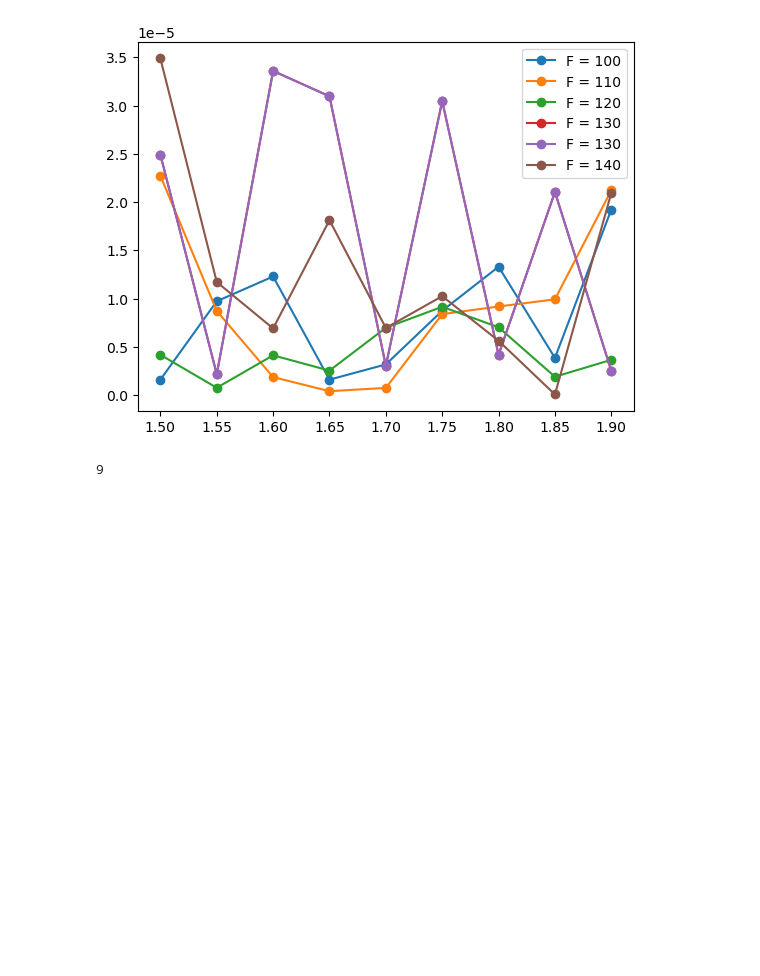
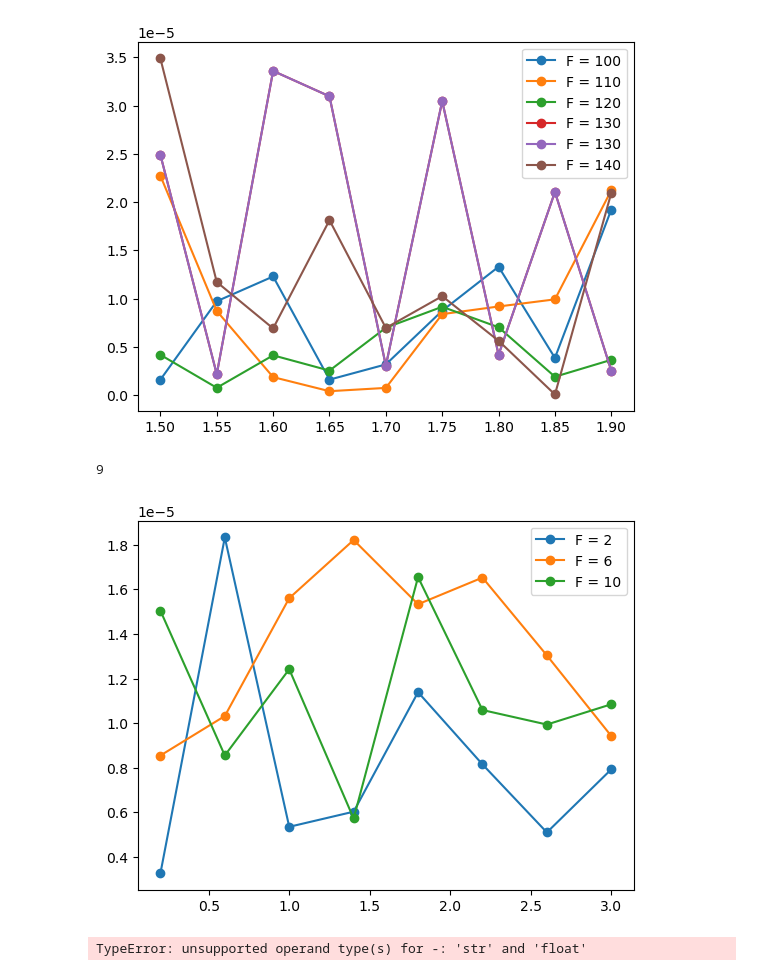
Before and after one commit to JiPang22/cell2, a Jupyter notebook: aa.ipynb, the cells around one changed output. Cells and saved outputs as stored; diff of their text form; code cells hidden in the pictures; blank space fills up the shorter version.

```diff
--- a/aa.ipynb
+++ b/aa.ipynb
@@ -78,32 +78,73 @@ print(int(len(om_ext)))
 import numpy as np
 import pandas as pd
 import matplotlib.pyplot as plt
 
-om_ext = [1.5, 1.55, 1.6, 1.65, 1.7, 1.75, 1.8, 1.85, 1.9]   #외부 주파수
-F = [2,7,14]   #외부 힘
+#om_ext = [1.5, 1.55, 1.6, 1.65, 1.7, 1.75, 1.8, 1.85, 1.9]   #외부 주파수
+om_ext = [0.2,0.6,1.0,1.4,1.8,2.2,2.6,3.0]   #외부 주파수
+F = [2,6,10]   #외부 힘
 A_om = np.zeros(len(om_ext))
 
 
 dt = 1.e-7
 
 for n in range(len(F)):  #힘 인덱스
     for k in range(len(om_ext)):  #주파수 인덱스
 
         df = pd.read_csv(f'{F[n]}/C1Trace0000{k}.csv', sep = ',', skiprows = 50006)   #50006까지 데이터 스킵
 
         time = df.iloc[:,0]
         voltage = df.iloc[:,1]
 
         sumRE = 0
         sumIM = 0
 
 
         for i in range(50000):
 
             sumRE += dt * voltage[i] * np.cos(om_ext[k] * time[i])
             sumIM += dt * voltage[i] * np.sin(om_ext[k] * time[i])
 
         A_om[k] = np.sqrt(sumRE ** 2 + sumIM ** 2)  #주파수 반응 저장
 
     plt.plot(om_ext, A_om,marker='o', label=f'F = {F[n]}')
     plt.legend()
+# %% [output]
+[figure, added]
+# %%
+#fft measure
+import numpy as np
+import pandas as pd
+import matplotlib.pyplot as plt
+
+#om_ext = [1.5, 1.55, 1.6, 1.65, 1.7, 1.75, 1.8, 1.85, 1.9]   #외부 주파수
+om_ext = [0.4,0.6,0.8,1.0,1.2,1.4,1.6,1.8,2.0]   #외부 주파수
+#F = [2,6,10]   #외부 힘
+A_om = np.zeros(len(om_ext))
+
+
+# dt = 1.e-7
+
+#for n in range(len(F)):  #힘 인덱스
+for k in range(len(om_ext)):  #주파수 인덱스
+
+    #df = pd.read_csv(f'{F[n]}/C1Trace0000{k}.csv', sep = ',', skiprows = 50006)   #50006까지 데이터 스킵
+    df = pd.read_csv(f'F1Trace0000{k}.csv', sep = ',')
+
+    # time = df.iloc[:,0]
+    # voltage = df.iloc[:,1]
+
+    # sumRE = 0
+    # sumIM = 0
+
+
+    # for i in range(50000):
+
+    #     sumRE += dt * voltage[i] * np.cos(om_ext[k] * time[i])
+    #     sumIM += dt * voltage[i] * np.sin(om_ext[k] * time[i])
+
+    A_om[k] = df.iloc[np.abs(df.iloc[:,0] - om_ext[k]).idmin(),1]  #주파수 반응 저장
+
+    plt.plot(om_ext, A_om,marker='o', label=f'F = {F[n]}')
+    plt.legend()
+# %% [output]
+TypeError: unsupported operand type(s) for -: 'str' and 'float'
```
Also changed, not shown: parts of 4 cells of this notebook.
